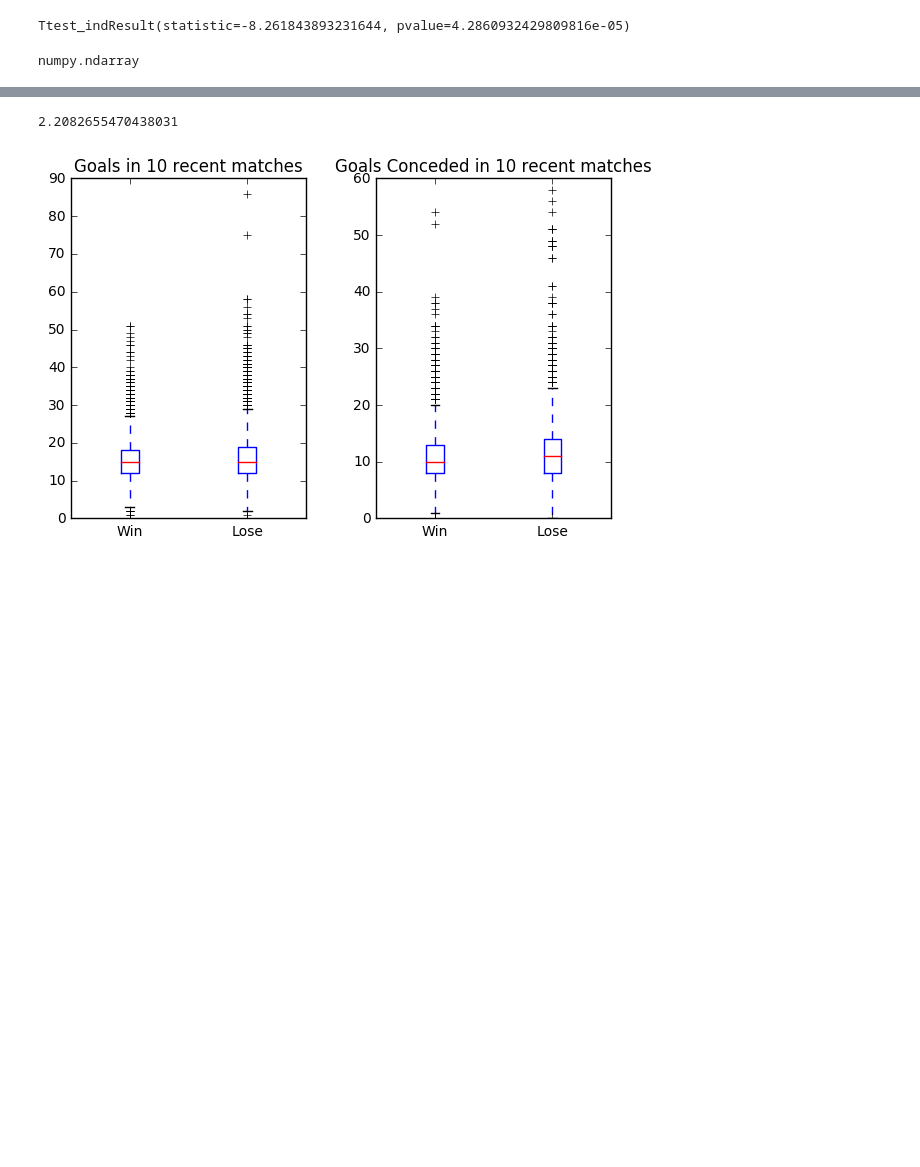
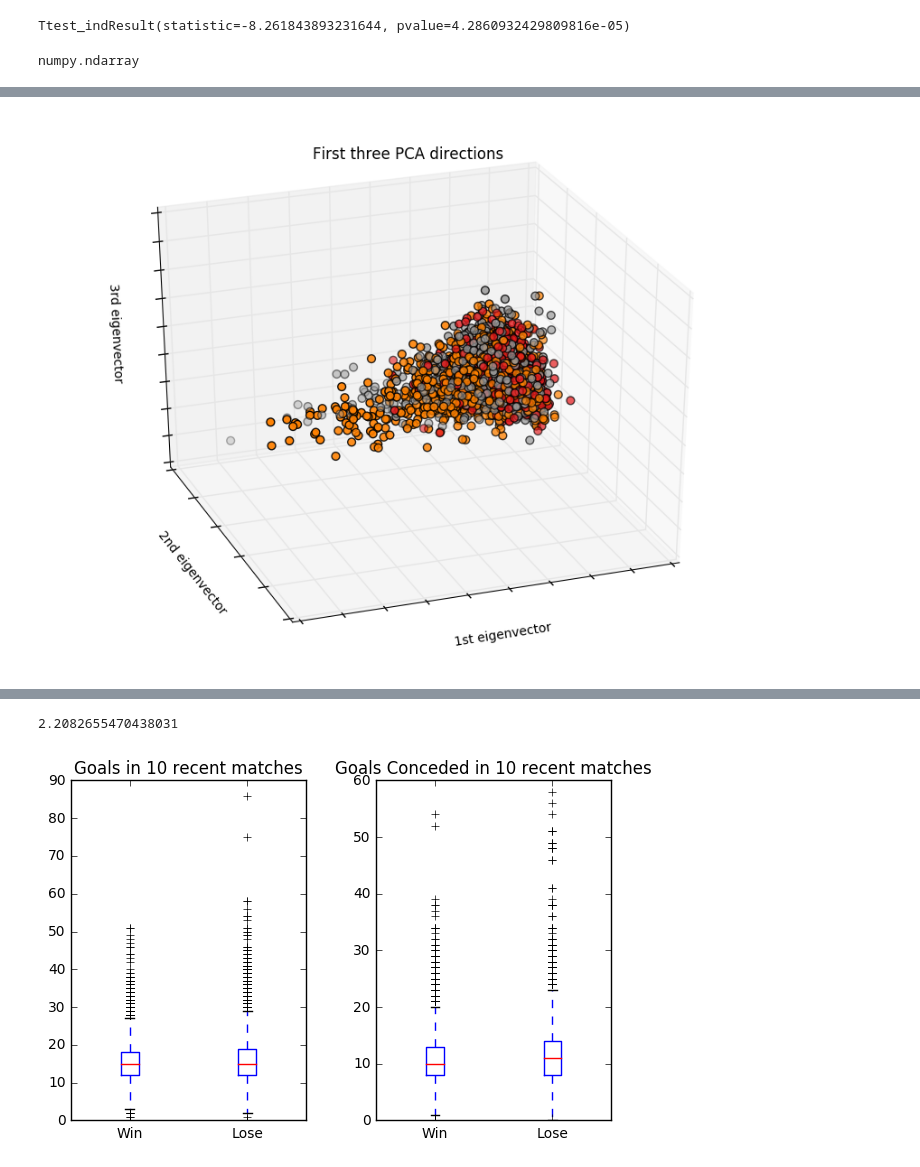
Before and after one commit to mrthlinh/FIFA-World-Cup-Prediction, a Jupyter notebook: EDA.ipynb, the cells around one changed output, grey strips where cells are left out. Cells and saved outputs as stored; diff of their text form; code cells hidden in the pictures; blank space fills up the shorter version.

```diff
--- a/EDA.ipynb
+++ b/EDA.ipynb
@@ -195,0 +191,4 @@ lose_avg_odd.mean()
+# %%
+# Load data from 2005-2015 with odd
+data = pd.read_csv("data/data_odd_2005.csv", encoding='utf-8')
+data.head()
@@ -195,0 +202,4 @@ lose_avg_odd.mean()
+# %%
+from LE import saveLabelEncoder,loadLabelEncoder
+le_result = loadLabelEncoder('LE/result.npy')
+data['result'] = le_result.transform(data['result'])
@@ -195,0 +210,4 @@ lose_avg_odd.mean()
+# %%
+data_ = data.iloc[:,6:].copy()
+x = data_.iloc[:,:-1]
+y = data_.iloc[:,-1]
@@ -195,0 +223,24 @@ lose_avg_odd.mean()
+# %%
+# Normalize data
+from sklearn.preprocessing import StandardScaler
+scaler = StandardScaler()
+scaler.fit(x)
+x = scaler.transform(x)
+# %%
+from mpl_toolkits.mplot3d import Axes3D
+fig = plt.figure(1, figsize=(8, 6))
+ax = Axes3D(fig, elev=-150, azim=110)
+X_reduced = PCA(n_components=3).fit_transform(x)
+ax.scatter(X_reduced[:, 0], X_reduced[:, 1], X_reduced[:, 2], c=y,
+           cmap=plt.cm.Set1, edgecolor='k', s=40)
+ax.set_title("First three PCA directions")
+ax.set_xlabel("1st eigenvector")
+ax.w_xaxis.set_ticklabels([])
+ax.set_ylabel("2nd eigenvector")
+ax.w_yaxis.set_ticklabels([])
+ax.set_zlabel("3rd eigenvector")
+ax.w_zaxis.set_ticklabels([])
+
+plt.show()
+# %% [output]
+[figure, added]
```
Also changed, not shown: parts of 9 cells of this notebook, 4 other files.
